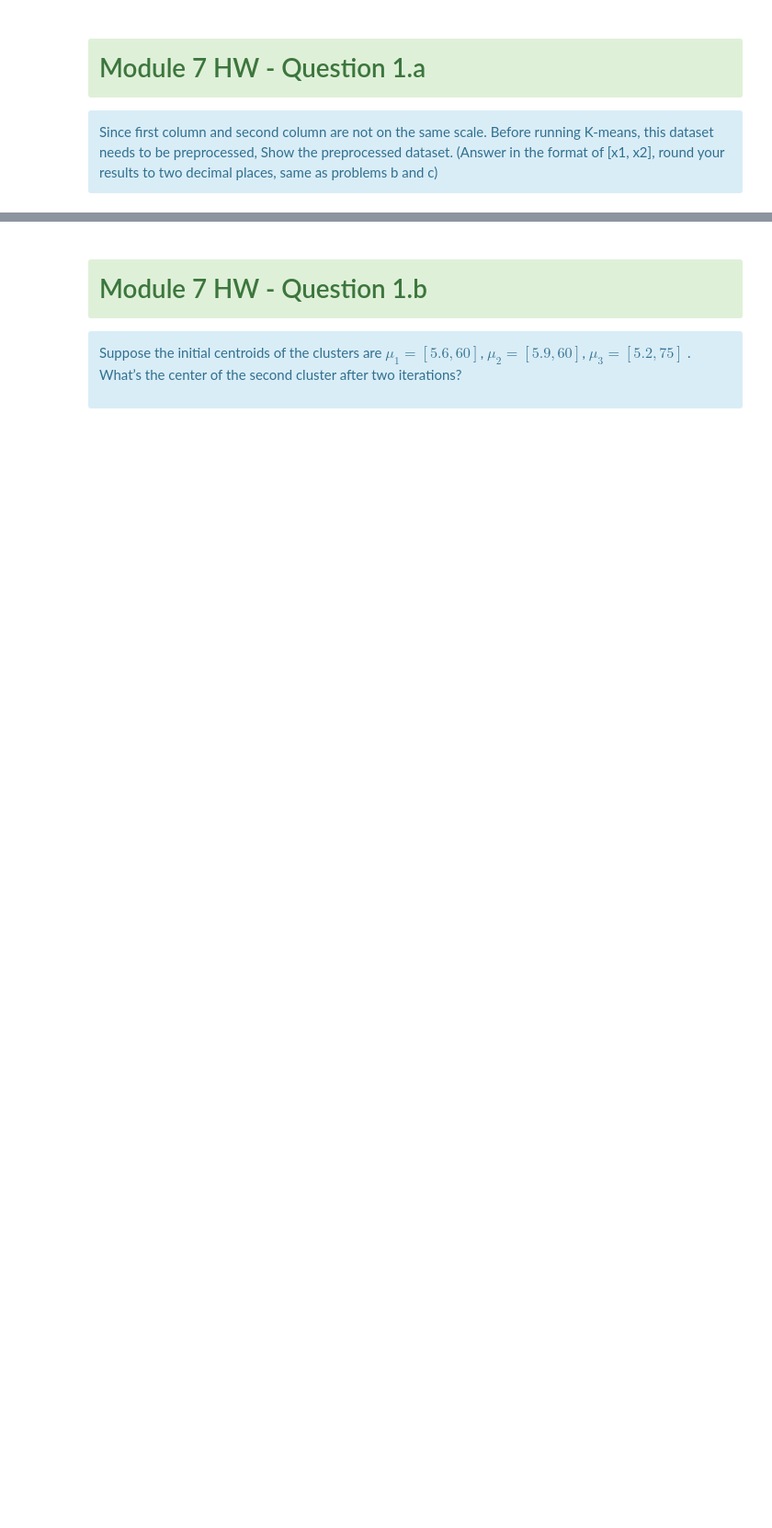
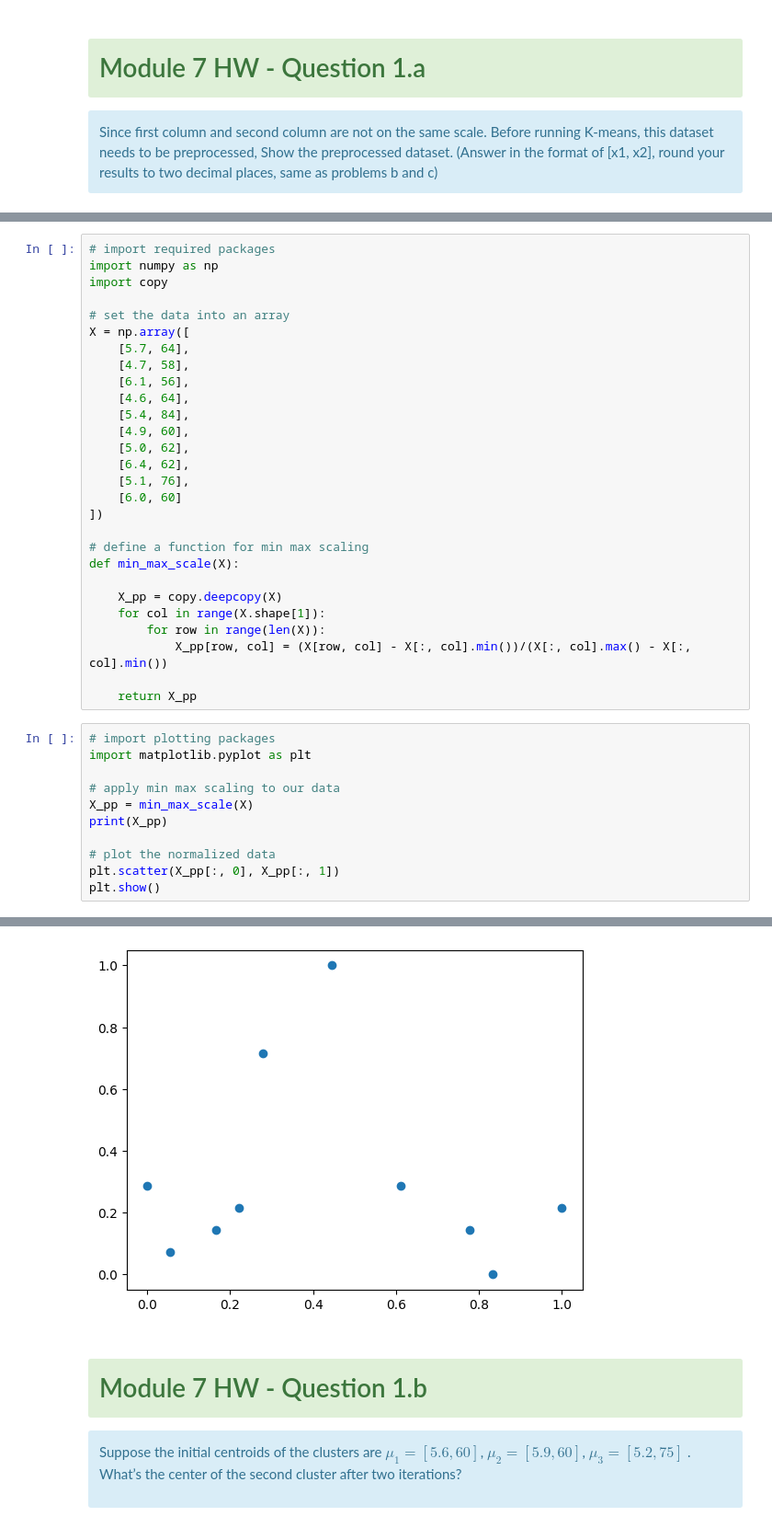
Before and after one commit to christian-ruiz/comp-642, a Jupyter notebook: module7/HW7_Provided/hw_7.ipynb, the cells around one changed output, grey strips where cells are left out. Shown at 92% size. Saved outputs shown, nothing was run; the diff lists cells and outputs as text; blank space fills up the shorter version.

```diff
--- a/module7/HW7_Provided/hw_7.ipynb
+++ b/module7/HW7_Provided/hw_7.ipynb
@@ -17,0 +20,40 @@ $\text{Dist} = |x_1-x_2|+|y_1- y_2 |$
+# %%
+# import required packages
+import numpy as np
+import copy
+
+# set the data into an array
+X = np.array([
+    [5.7, 64],
+    [4.7, 58],
+    [6.1, 56],
+    [4.6, 64],
+    [5.4, 84],
+    [4.9, 60],
+    [5.0, 62],
+    [6.4, 62],
+    [5.1, 76],
+    [6.0, 60]
+])
+
+# define a function for min max scaling
+def min_max_scale(X):
+
+    X_pp = copy.deepcopy(X)
+    for col in range(X.shape[1]):
+        for row in range(len(X)):
+            X_pp[row, col] = (X[row, col] - X[:, col].min())/(X[:, col].max() - X[:, col].min())
+
+    return X_pp
+# %%
+# import plotting packages
+import matplotlib.pyplot as plt
+
+# apply min max scaling to our data
+X_pp = min_max_scale(X)
+print(X_pp)
+
+# plot the normalized data
+plt.scatter(X_pp[:, 0], X_pp[:, 1])
+plt.show()
+# %% [output]
@@ -18,3 +70,4 @@ $\text{Dist} = |x_1-x_2|+|y_1- y_2 |$
+[figure, added]
 # %% [markdown]
 # <div class='alert alert-block alert-success'>Module 7 HW - Question 1.b</div>
 
```
Also changed, not shown: parts of 9 cells of this notebook.
